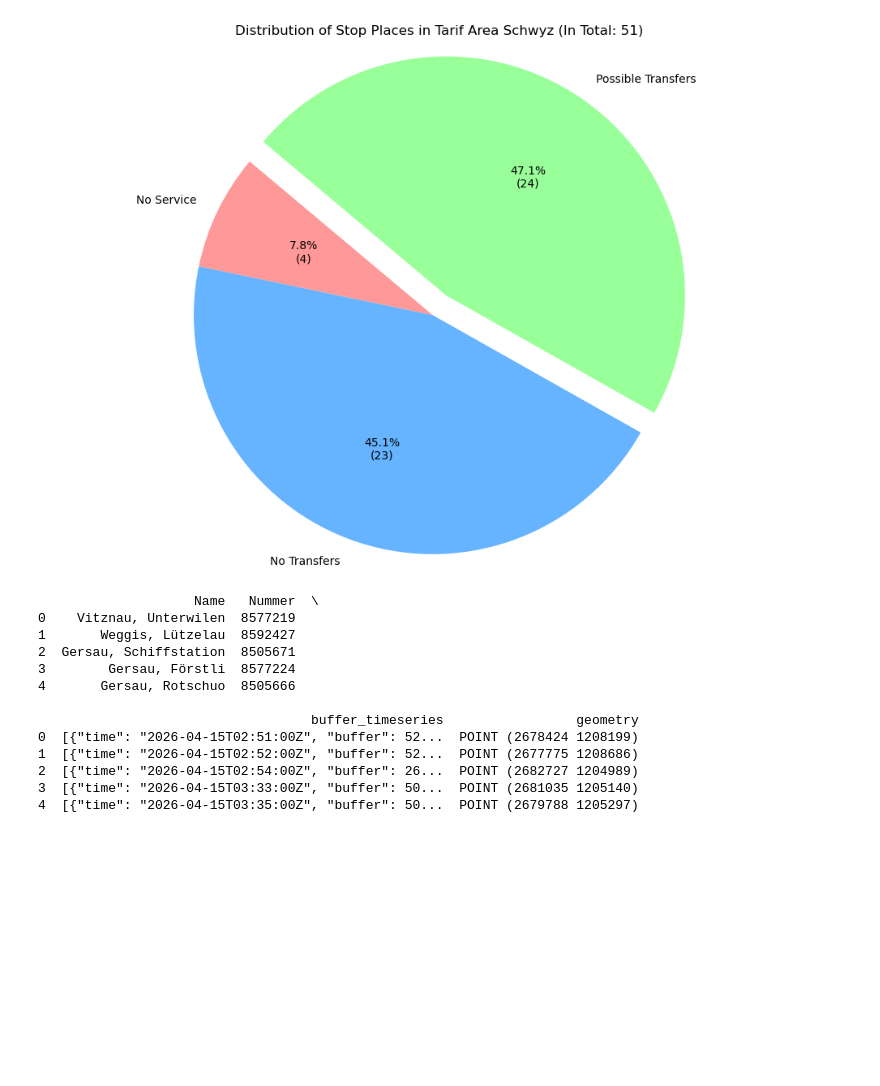
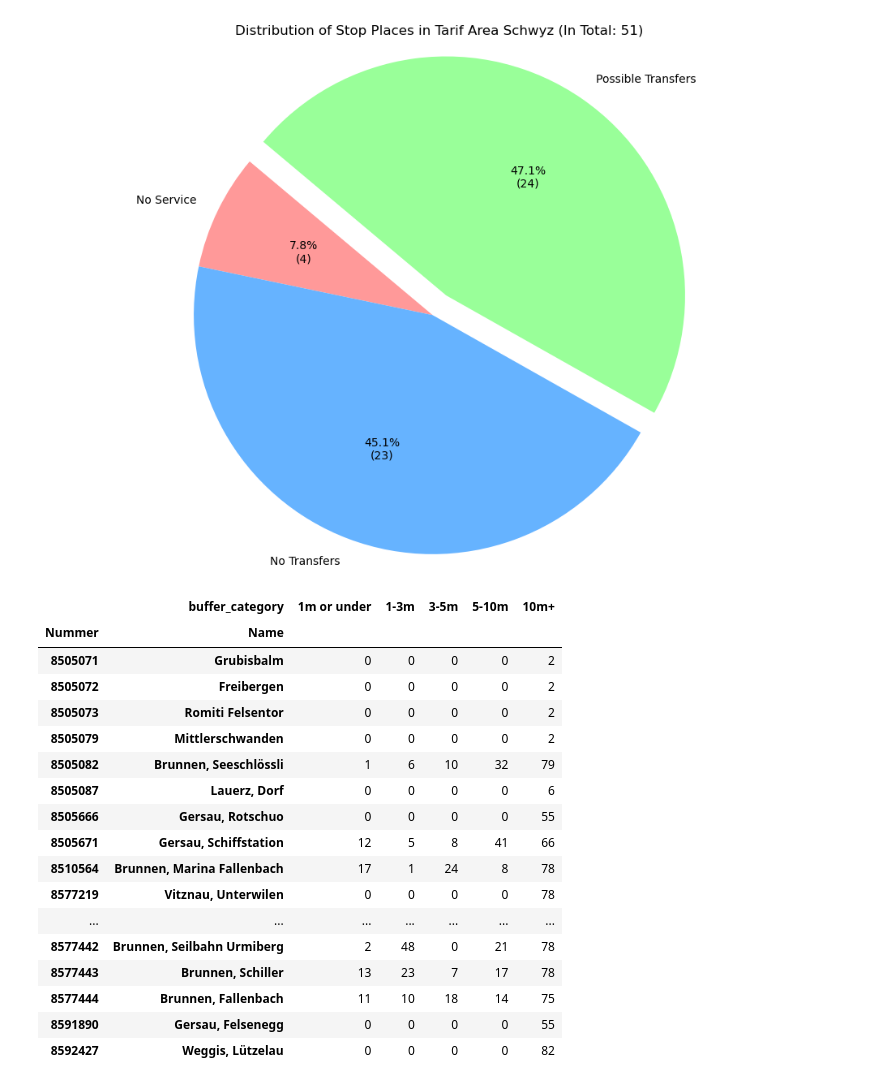
Before and after one commit to eszemp/wait4me, a Jupyter notebook: UseCaseStudy/scripts/04_analyze_visualize_time_series.ipynb, the cells around one changed output. Cells and saved outputs as stored; diff of their text form; code cells hidden in the pictures; blank space fills up the shorter version.

```diff
--- a/UseCaseStudy/scripts/04_analyze_visualize_time_series.ipynb
+++ b/UseCaseStudy/scripts/04_analyze_visualize_time_series.ipynb
@@ -69,19 +71,3 @@ stop_places_active = stop_places[
     (stop_places['buffer_timeseries'] != 'NO TRANSFERS')
 ].copy()
 stop_places_active.reset_index(drop=True, inplace=True)
-
-print(stop_places_active.head())
-# %% [output]
-                    Name   Nummer  \
-0    Vitznau, Unterwilen  8577219
-1       Weggis, Lützelau  8592427
-2  Gersau, Schiffstation  8505671
-3        Gersau, Förstli  8577224
-4       Gersau, Rotschuo  8505666
-
-                                   buffer_timeseries                 geometry
-0  [{"time": "2026-04-15T02:51:00Z", "buffer": 52...  POINT (2678424 1208199)
-1  [{"time": "2026-04-15T02:52:00Z", "buffer": 52...  POINT (2677775 1208686)
-2  [{"time": "2026-04-15T02:54:00Z", "buffer": 26...  POINT (2682727 1204989)
-3  [{"time": "2026-04-15T03:33:00Z", "buffer": 50...  POINT (2681035 1205140)
-4  [{"time": "2026-04-15T03:35:00Z", "buffer": 50...  POINT (2679788 1205297)
@@ -87,0 +85,32 @@ print(stop_places_active.head())
+# %%
+bins = [0, 1, 3, 5, 10, float('inf')]
+labels = ['1m or under', '1-3m', '3-5m', '5-10m', '10m+']
+df_unpacked['buffer_category'] = pd.cut(df_unpacked['buffer'], bins=bins, labels=labels, include_lowest=True)
+
+# 3. Create the Per-Stop Summary Table
+# This counts how many times each stop falls into each buffer category
+stop_histogram = pd.crosstab(
+    index=[df_unpacked['Nummer'], df_unpacked['Name']],
+    columns=df_unpacked['buffer_category']
+)
+
+stop_histogram
+# %% [output]
+|  | buffer_category | 1m or under | 1-3m | 3-5m | 5-10m | 10m+ |
+| Nummer | Name |  |  |  |  |  |
+| 8505071 | Grubisbalm | 0 | 0 | 0 | 0 | 2 |
+| 8505072 | Freibergen | 0 | 0 | 0 | 0 | 2 |
+| 8505073 | Romiti Felsentor | 0 | 0 | 0 | 0 | 2 |
+| 8505079 | Mittlerschwanden | 0 | 0 | 0 | 0 | 2 |
+| 8505082 | Brunnen, Seeschlössli | 1 | 6 | 10 | 32 | 79 |
+| 8505087 | Lauerz, Dorf | 0 | 0 | 0 | 0 | 6 |
+| 8505666 | Gersau, Rotschuo | 0 | 0 | 0 | 0 | 55 |
+| 8505671 | Gersau, Schiffstation | 12 | 5 | 8 | 41 | 66 |
+| 8510564 | Brunnen, Marina Fallenbach | 17 | 1 | 24 | 8 | 78 |
+| 8577219 | Vitznau, Unterwilen | 0 | 0 | 0 | 0 | 78 |
+| ... | ... | ... | ... | ... | ... | ... |
+| 8577442 | Brunnen, Seilbahn Urmiberg | 2 | 48 | 0 | 21 | 78 |
+| 8577443 | Brunnen, Schiller | 13 | 23 | 7 | 17 | 78 |
+| 8577444 | Brunnen, Fallenbach | 11 | 10 | 18 | 14 | 75 |
+| 8591890 | Gersau, Felsenegg | 0 | 0 | 0 | 0 | 55 |
+| 8592427 | Weggis, Lützelau | 0 | 0 | 0 | 0 | 82 |
```
Also changed, not shown: parts of 4 cells of this notebook.
